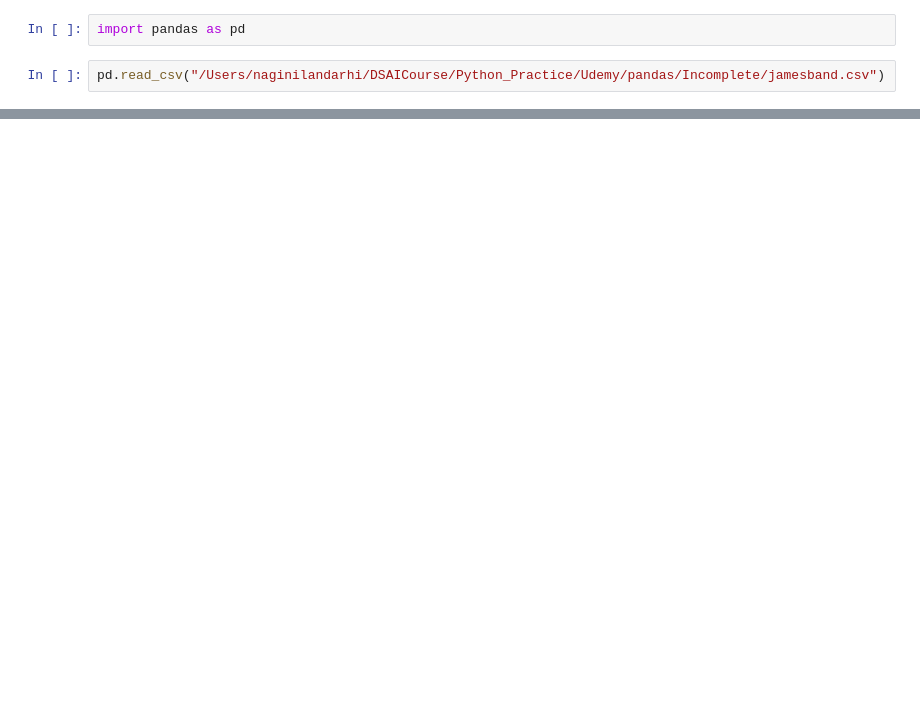
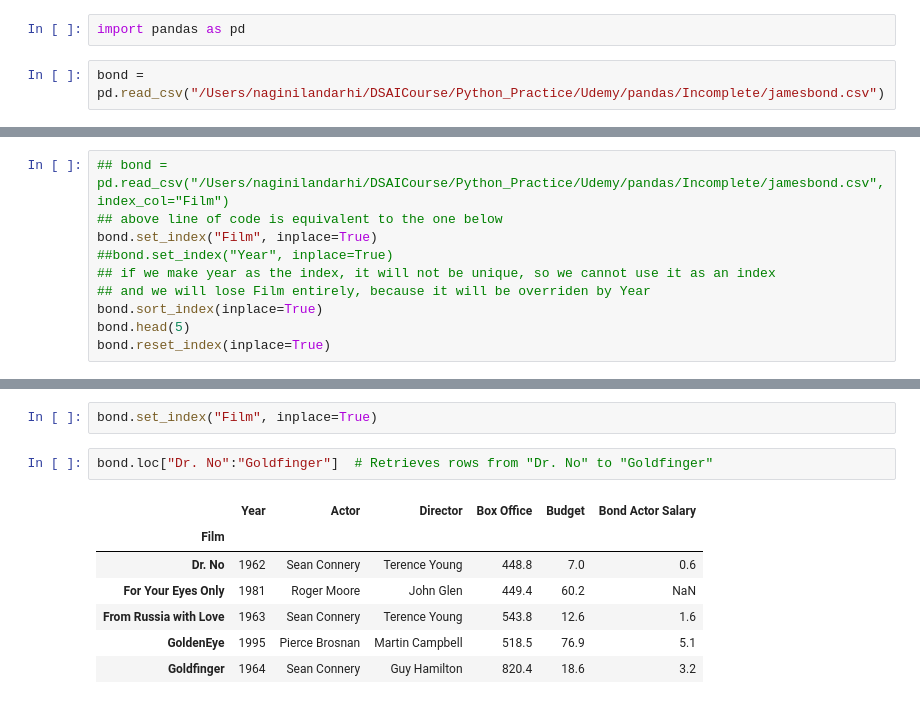
Before and after one commit to vrsyvby/Python_Practice, a Jupyter notebook: DataFrames/04-dataframes-dataextraction.ipynb, the cells around one changed output, grey strips where cells are left out. Saved outputs shown, nothing was run; the diff lists cells and outputs as text; blank space fills up the shorter version.

Commit message:
pushing dataextraction practice

```diff
--- a/DataFrames/04-dataframes-dataextraction.ipynb
+++ b/DataFrames/04-dataframes-dataextraction.ipynb
@@ -1,4 +1,4 @@
 # %%
 import pandas as pd
 # %%
-pd.read_csv("/Users/naginilandarhi/DSAICourse/Python_Practice/Udemy/pandas/Incomplete/jamesband.csv")
+bond = pd.read_csv("/Users/naginilandarhi/DSAICourse/Python_Practice/Udemy/pandas/Incomplete/jamesbond.csv")
@@ -6,0 +14,10 @@ FileNotFoundError: [Errno 2] No such file or directory: '/Users/naginilandarhi/D
+# %%
+## bond = pd.read_csv("/Users/naginilandarhi/DSAICourse/Python_Practice/Udemy/pandas/Incomplete/jamesbond.csv", index_col="Film")
+## above line of code is equivalent to the one below
+bond.set_index("Film", inplace=True)
+##bond.set_index("Year", inplace=True)
+## if we make year as the index, it will not be unique, so we cannot use it as an index
+## and we will lose Film entirely, because it will be overriden by Year
+bond.sort_index(inplace=True)
+bond.head(5)
+bond.reset_index(inplace=True)
@@ -6,0 +97,12 @@ FileNotFoundError: [Errno 2] No such file or directory: '/Users/naginilandarhi/D
+# %%
+bond.set_index("Film", inplace=True)
+# %%
+bond.loc["Dr. No":"Goldfinger"]  # Retrieves rows from "Dr. No" to "Goldfinger"
+# %% [output]
+|  | Year | Actor | Director | Box Office | Budget | Bond Actor Salary |
+| Film |  |  |  |  |  |  |
+| Dr. No | 1962 | Sean Connery | Terence Young | 448.8 | 7.0 | 0.6 |
+| For Your Eyes Only | 1981 | Roger Moore | John Glen | 449.4 | 60.2 | NaN |
+| From Russia with Love | 1963 | Sean Connery | Terence Young | 543.8 | 12.6 | 1.6 |
+| GoldenEye | 1995 | Pierce Brosnan | Martin Campbell | 518.5 | 76.9 | 5.1 |
+| Goldfinger | 1964 | Sean Connery | Guy Hamilton | 820.4 | 18.6 | 3.2 |
```
Also changed, not shown: parts of 14 cells of this notebook.
